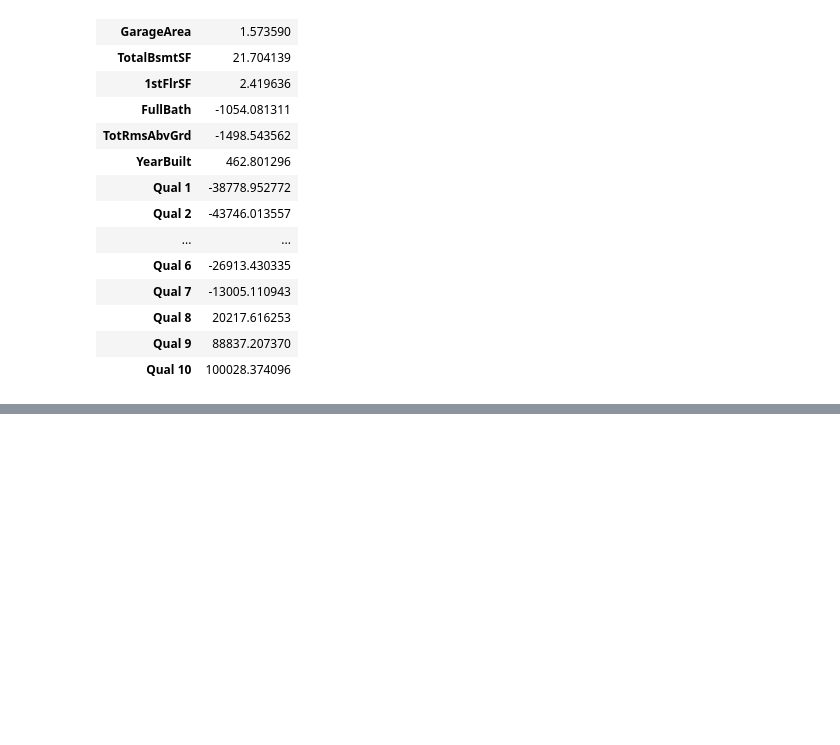
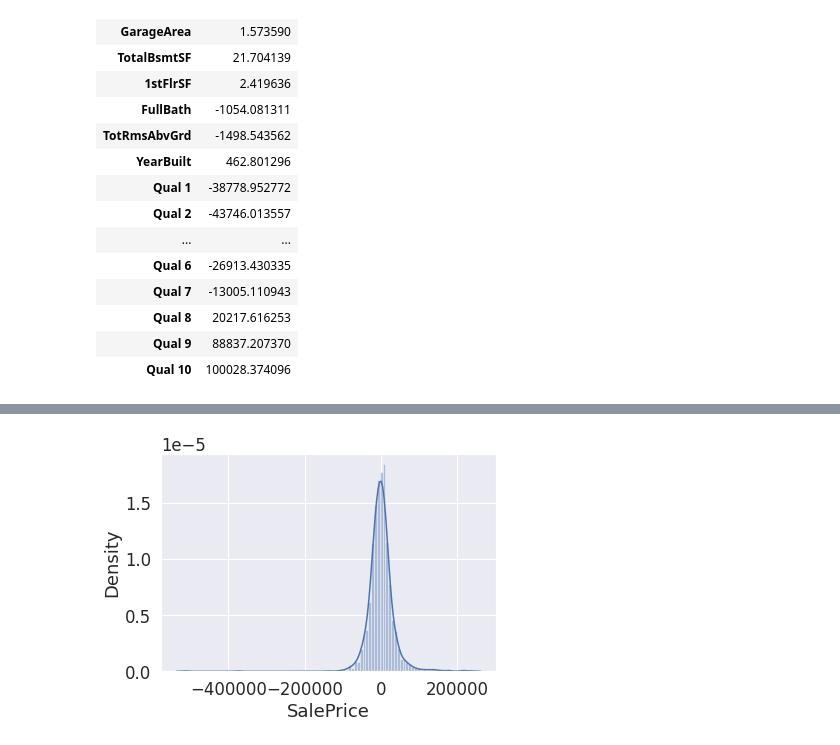
Before and after one commit to Rumsha001/ML-Project, a Jupyter notebook: RealEstate_Project.ipynb, the cells around one changed output, grey strips where cells are left out. Cells and saved outputs as stored; diff of their text form; code cells hidden in the pictures; blank space fills up the shorter version.

```diff
--- a/RealEstate_Project.ipynb
+++ b/RealEstate_Project.ipynb
@@ -480,0 +532,5 @@ R2 Square: 0.801750329177453
+# %%
+#After computing residuals by subtrcting predicted values from original data
+sns.distplot((df_test_y-test_pred), bins=100);
+# %% [output]
+[figure, added]
```
Also changed, not shown: parts of 25 cells of this notebook.
